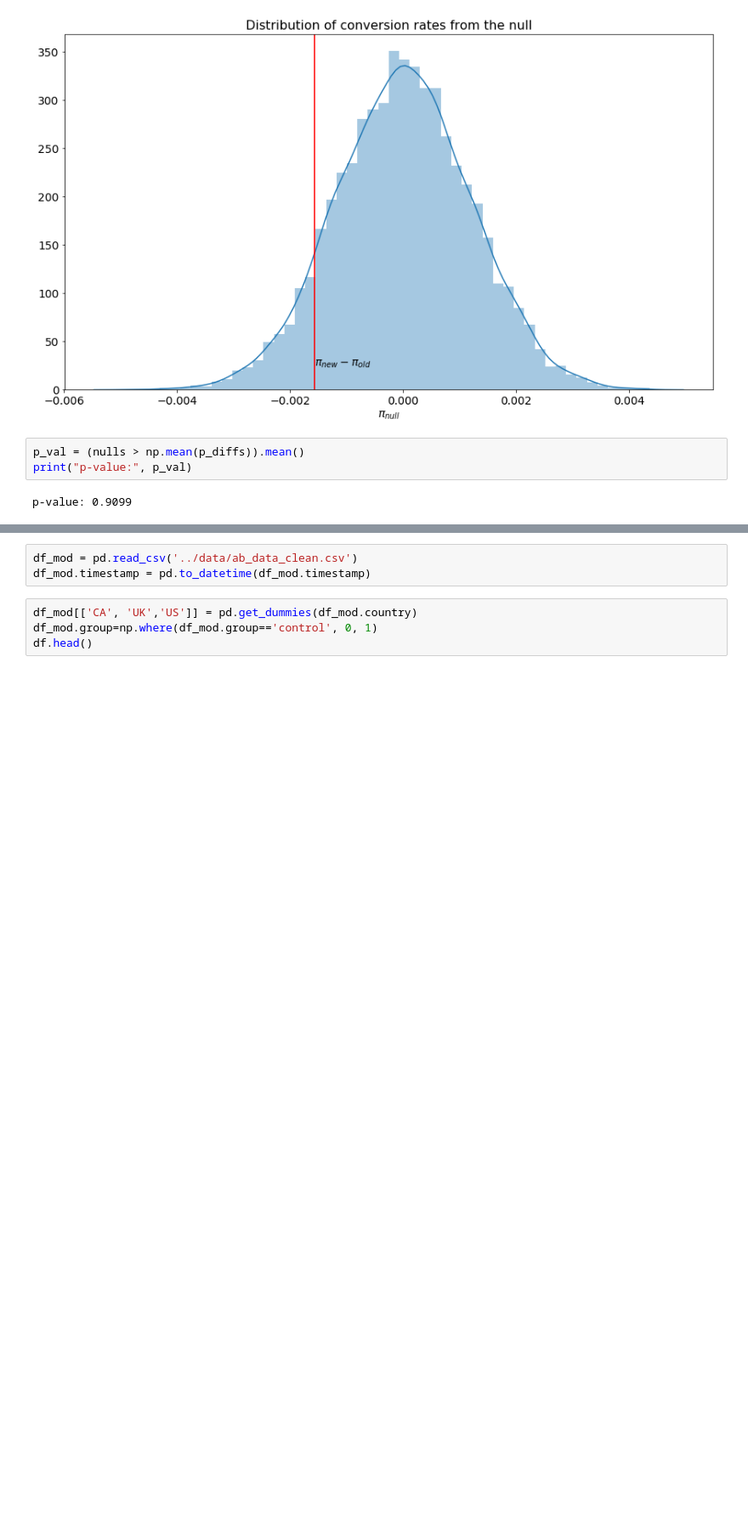
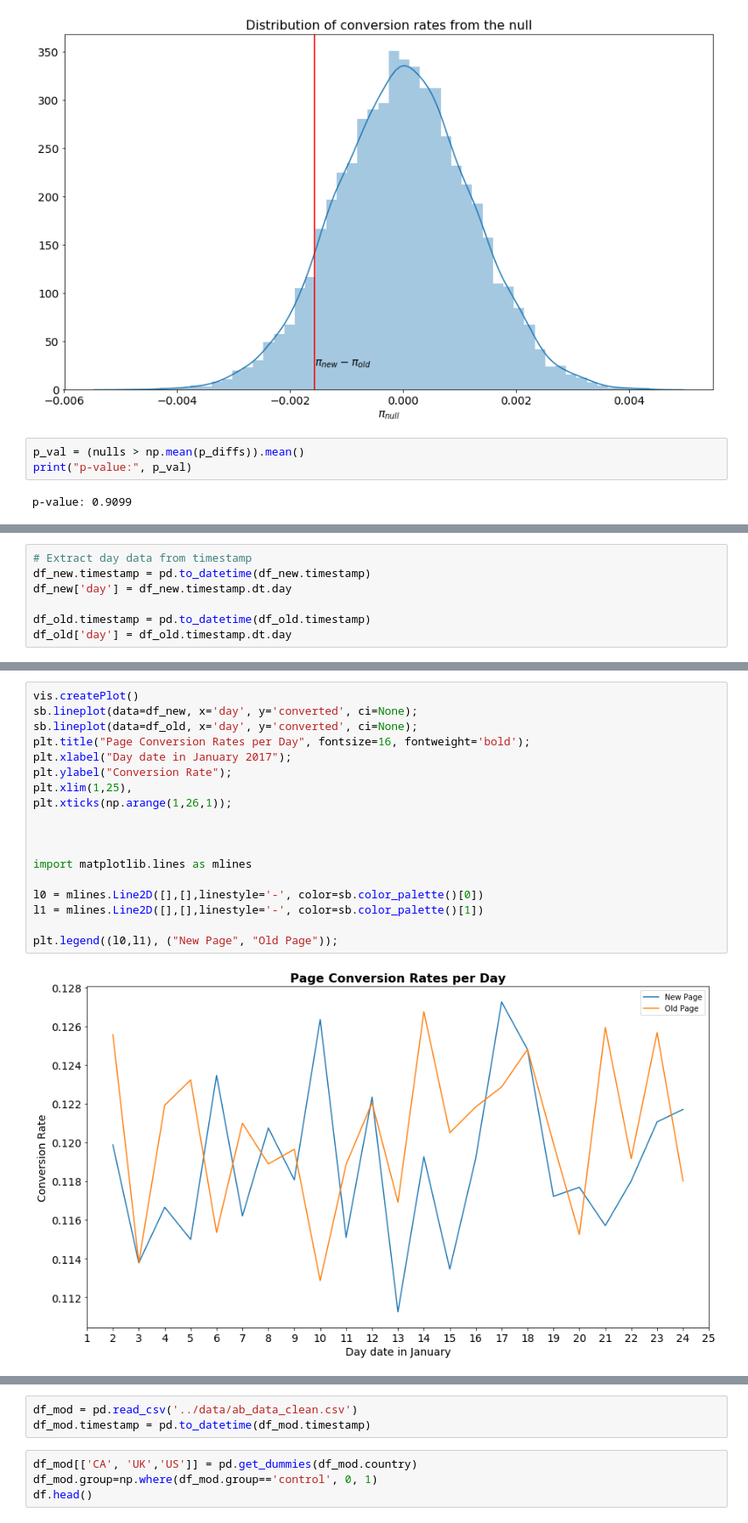
Before and after one commit to matt-fielding8/AB_test_e-commerce, a Jupyter notebook: notebooks/AB_Test.ipynb, the cells around one changed output, grey strips where cells are left out. Shown: that part at 85% size. Cells and saved outputs as stored; diff of their text form; blank space fills up the shorter version.

```diff
--- a/notebooks/AB_Test.ipynb
+++ b/notebooks/AB_Test.ipynb
@@ -293,0 +311,7 @@ p-value: 0.9099
+# %%
+# Extract day data from timestamp
+df_new.timestamp = pd.to_datetime(df_new.timestamp)
+df_new['day'] = df_new.timestamp.dt.day
+
+df_old.timestamp = pd.to_datetime(df_old.timestamp)
+df_old['day'] = df_old.timestamp.dt.day
@@ -293,0 +333,20 @@ p-value: 0.9099
+# %%
+vis.createPlot()
+sb.lineplot(data=df_new, x='day', y='converted', ci=None);
+sb.lineplot(data=df_old, x='day', y='converted', ci=None);
+plt.title("Page Conversion Rates per Day", fontsize=16, fontweight='bold');
+plt.xlabel("Day date in January 2017");
+plt.ylabel("Conversion Rate");
+plt.xlim(1,25),
+plt.xticks(np.arange(1,26,1));
+
+
+
+import matplotlib.lines as mlines
+
+l0 = mlines.Line2D([],[],linestyle='-', color=sb.color_palette()[0])
+l1 = mlines.Line2D([],[],linestyle='-', color=sb.color_palette()[1])
+
+plt.legend((l0,l1), ("New Page", "Old Page"));
+# %% [output]
+[figure, added]
```
Also changed, not shown: parts of 8 cells of this notebook, 1 other file.
